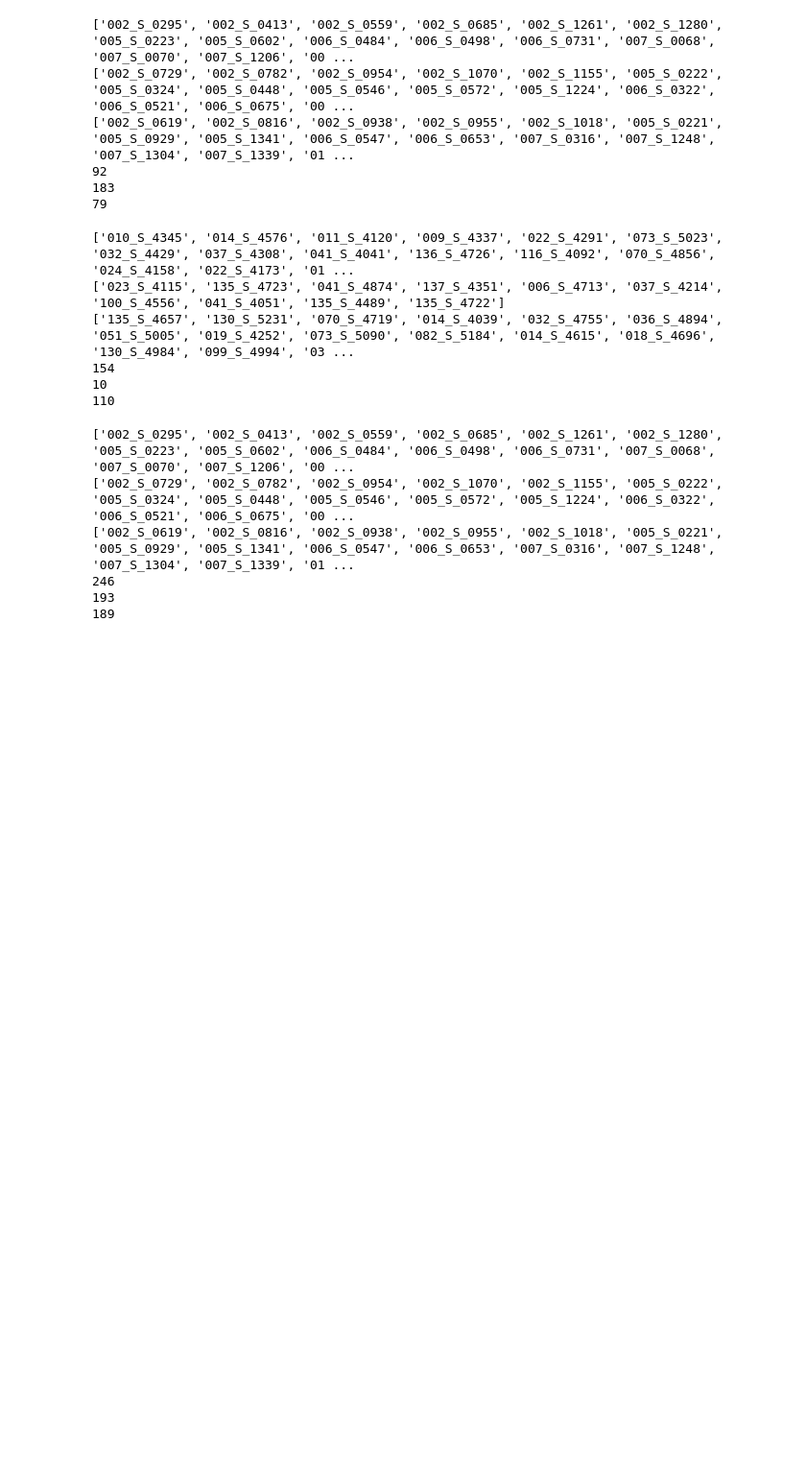
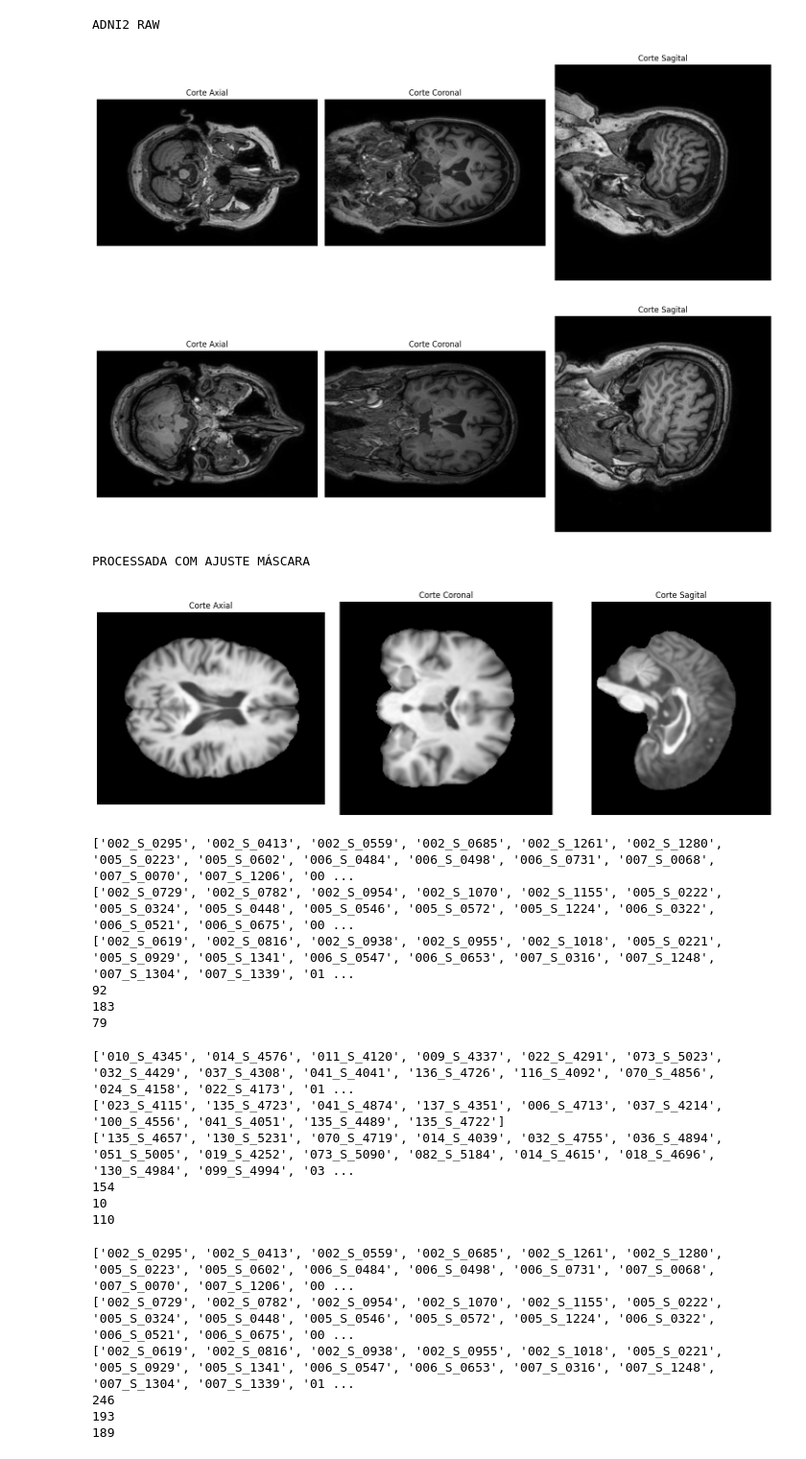
Before and after one commit to brunopmont/Alzheimer_CNN__Detection, a Jupyter notebook: analise_infos.ipynb, the cells around one changed output. Shown at 96% size. Drawn from its saved outputs; the diff is of its cells as text; code cells hidden in the pictures; blank space fills up the shorter version.

Commit message:
adjustments

```diff
--- a/analise_infos.ipynb
+++ b/analise_infos.ipynb
@@ -134,22 +174,30 @@ for item in raw:
 # %%
 import ants
 import os
-import nibabel as nib
+
 cont = 0
 
-print_image(ants.image_read(os.path.join("/mnt/d/ADNI/ADNI1/mni_icbm152_nlin_asym_09c/mni_icbm152_t1_tal_nlin_asym_09c_mask.nii")))
+#print_image(ants.image_read(os.path.join("/mnt/d/ADNI/ADNI1/mni_icbm152_nlin_asym_09c/mni_icbm152_t1_tal_nlin_asym_09c_mask.nii")))
 
-print("PROCESSADA SEM AJUSTE MÁSCARA")
+print("ADNI2 RAW")
 
-for item in os.listdir("/mnt/d/ADNI/ADNI1/ADNI_faltou_processed"):
-    if cont < 15:
-        print_image(ants.image_read(os.path.join("/mnt/d/ADNI/ADNI1/ADNI_faltou_processed", item)))
+for item in os.listdir("/mnt/d/ADNI/ADNI2/ADNI_nii_raw"):
+    if cont < 2:
+        cont += 1
+        print_image(ants.image_read(os.path.join("/mnt/d/ADNI/ADNI2/ADNI_nii_raw", item)))
 
 print("PROCESSADA COM AJUSTE MÁSCARA")
 
-for item in os.listdir("/mnt/d/ADNI/ADNI1/ADNI_faltou_mask_adjust"):
-    if cont < 30:
-        print_image(ants.image_read(os.path.join("/mnt/d/ADNI/ADNI1/ADNI_faltou_mask_adjust", item)))
+for item in os.listdir("/mnt/d/ADNI/ADNI2/ADNI_nii_processed"):
+    if cont < 4:
+        cont += 1
+        print_image(ants.image_read(os.path.join("/mnt/d/ADNI/ADNI2/ADNI_nii_processed", item)))
+# %% [output]
+ADNI2 RAW
+[figure, added]
+[figure, added]
+PROCESSADA COM AJUSTE MÁSCARA
+[figure, added]
 # %%
 import pandas as pd
 
```
Also changed, not shown: parts of 3 cells of this notebook, 2 other files.
